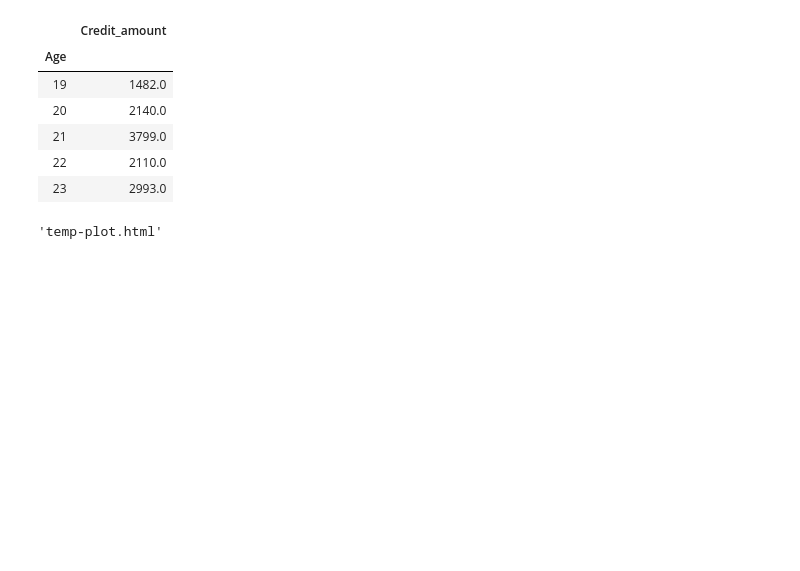
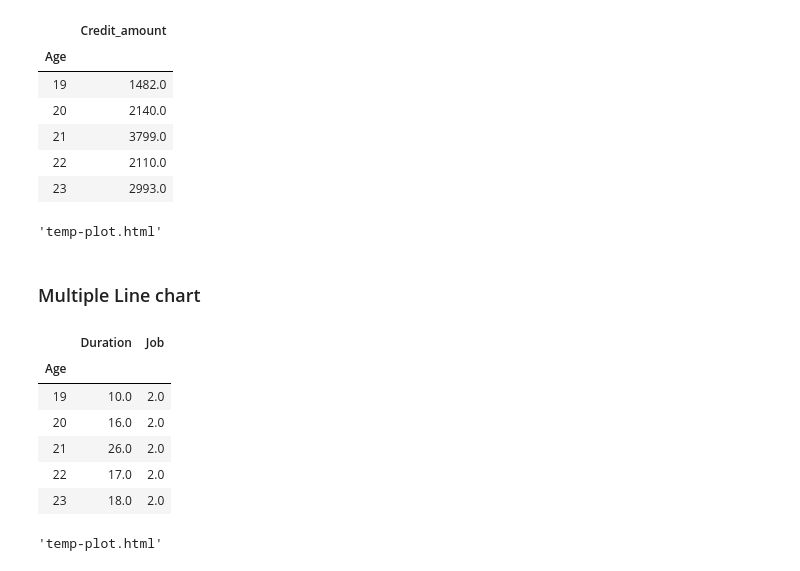
Before and after one commit to sujaytalesara/Data_Visualization_Plotly, a Jupyter notebook: File_1.ipynb, the cells around one changed output. Saved outputs shown, nothing was run; the diff lists cells and outputs as text; code cells hidden in the pictures; blank space fills up the shorter version.

Commit message:
Multiple Lines Chart (with trace)

```diff
--- a/File_1.ipynb
+++ b/File_1.ipynb
@@ -177,3 +177,17 @@ fig = go.Figure(data = data , layout = layout)
 plt.plot(fig)
 # %% [output]
 'temp-plot.html'
+# %% [markdown]
+### Multiple Line chart
+# %%
+df_sub = pd.pivot_table(df_main, values = ['Job', 'Duration'] , index = 'Age',dropna=True)
+df_sub = df_sub.round()
+df_sub.head()
+# %% [output]
+|  | Duration | Job |
+| Age |  |  |
+| 19 | 10.0 | 2.0 |
+| 20 | 16.0 | 2.0 |
+| 21 | 26.0 | 2.0 |
+| 22 | 17.0 | 2.0 |
+| 23 | 18.0 | 2.0 |
@@ -179,0 +215,4 @@ plt.plot(fig)
+# %%
+plt.plot(fig)
+# %% [output]
+'temp-plot.html'
```
Also changed, not shown: parts of 3 cells of this notebook, 1 other file.
